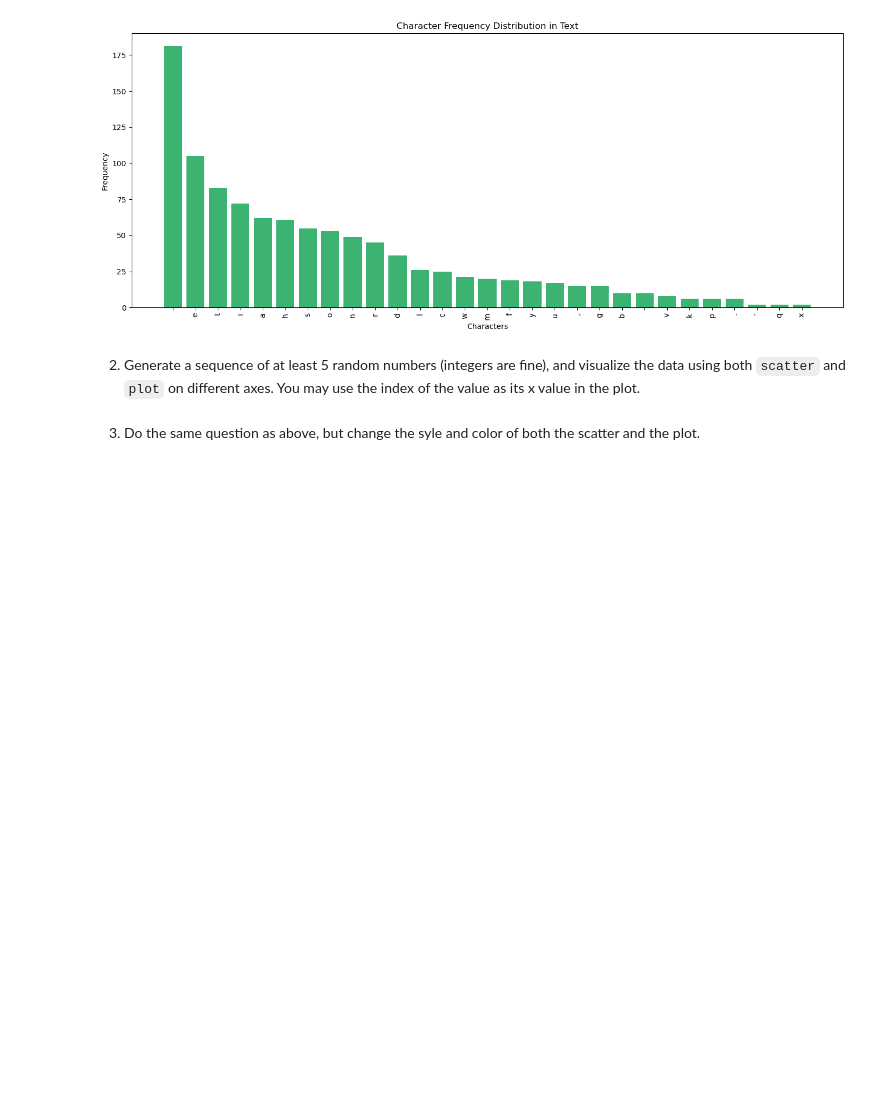
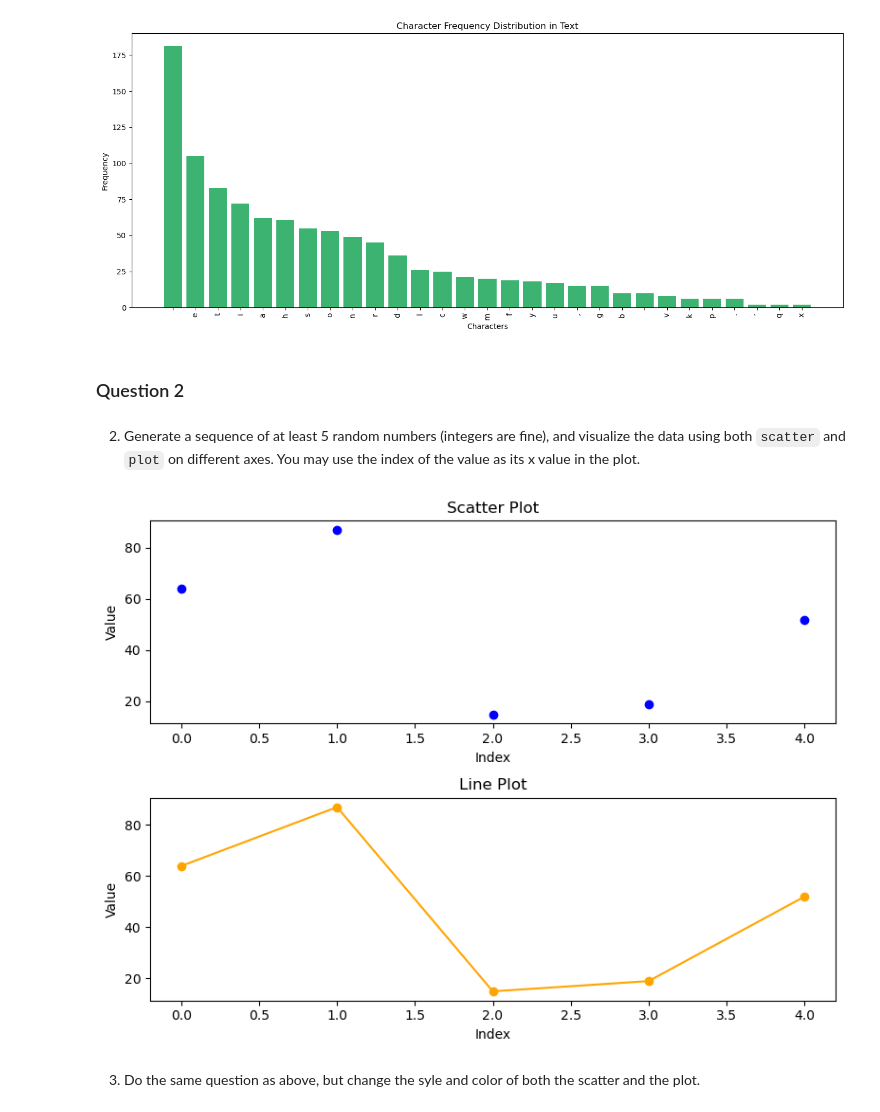
Before and after one commit to dineshgurum8/pyplot_dg, a Jupyter notebook: pyplot.ipynb, the cells around one changed output. Saved outputs shown, nothing was run; the diff lists cells and outputs as text; code cells hidden in the pictures; blank space fills up the shorter version.

Commit message:
Executing Question 2

```diff
--- a/pyplot.ipynb
+++ b/pyplot.ipynb
@@ -56,8 +56,37 @@ plt.tight_layout()
 plt.show()
 # %% [output]
 [figure]
+# %% [markdown]
+### Question 2
 # %% [markdown]
 2. Generate a sequence of at least 5 random numbers (integers are fine), and visualize the data using both `scatter` and `plot` on different axes.  You may use the index of the value as its x value in the plot.
+# %%
+import matplotlib.pyplot as plt
+import random
+
+# Generate 5 random integers between 1 and 100
+random_numbers = [random.randint(1, 100) for _ in range(5)]
+x_values = list(range(len(random_numbers)))  # indices: 0,1,2,3,4
+
+# Create a figure with two subplots vertically stacked
+fig, (ax1, ax2) = plt.subplots(2, 1, figsize=(8, 6))
+
+# Scatter plot
+ax1.scatter(x_values, random_numbers, color='blue')
+ax1.set_title("Scatter Plot")
+ax1.set_xlabel("Index")
+ax1.set_ylabel("Value")
+
+# Line plot
+ax2.plot(x_values, random_numbers, marker='o', color='orange')
+ax2.set_title("Line Plot")
+ax2.set_xlabel("Index")
+ax2.set_ylabel("Value")
+
+plt.tight_layout()
+plt.show()
+# %% [output]
+[figure, added]
 # %% [markdown]
 3. Do the same question as above, but change the syle and color of both the scatter and the plot.
 # %% [markdown]
```
